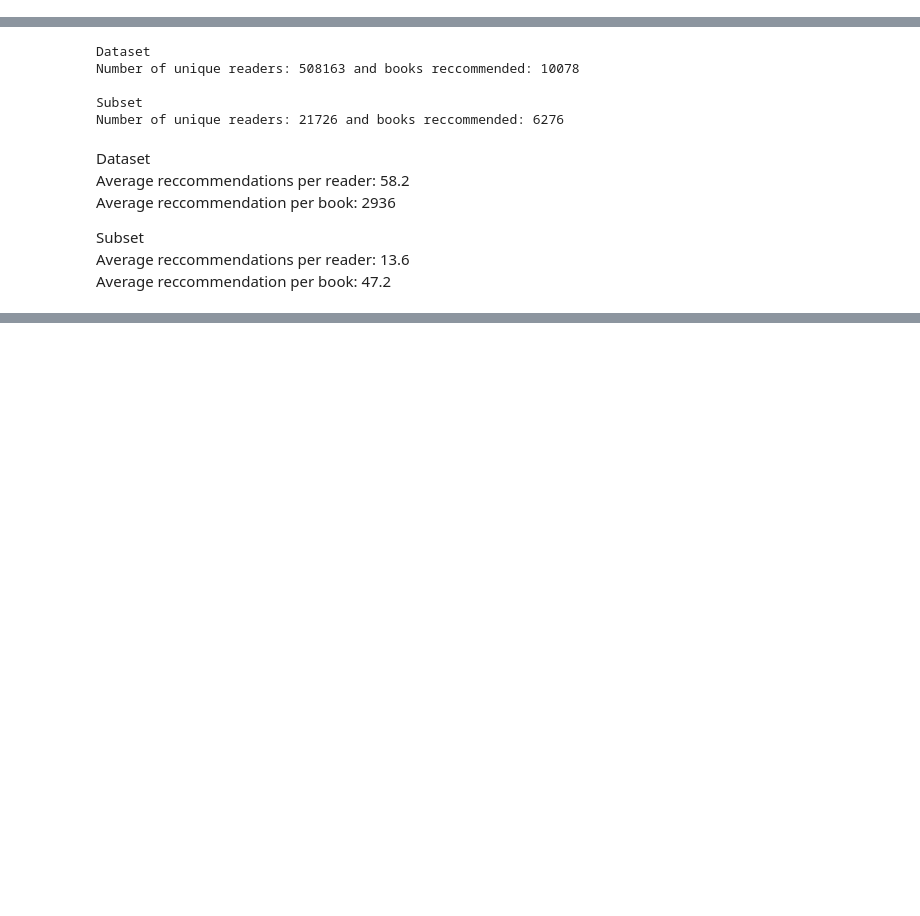
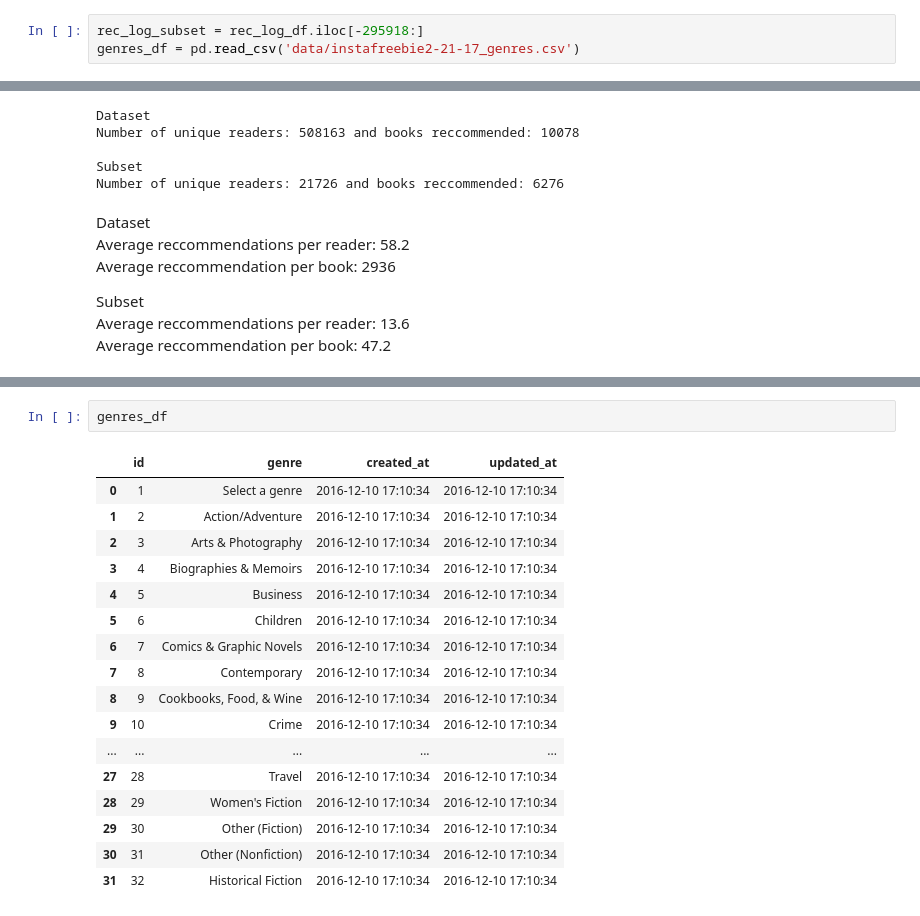
Before and after one commit to declausen/capstone_project, a Jupyter notebook: eda.ipynb, the cells around one changed output, grey strips where cells are left out. Drawn from its saved outputs; the diff is of its cells as text; blank space fills up the shorter version.

```diff
--- a/eda.ipynb
+++ b/eda.ipynb
@@ -11,2 +12,5 @@ df01 = df.iloc[-295918:]
+# %%
+rec_log_subset = rec_log_df.iloc[-295918:]
+genres_df = pd.read_csv('data/instafreebie2-21-17_genres.csv')
 # %% [markdown]
 EDA
@@ -147,0 +274,20 @@ df01.claimed.value_counts().plot(kind='bar');
+# %%
+genres_df
+# %% [output]
+|  | id | genre | created_at | updated_at |
+| 0 | 1 | Select a genre | 2016-12-10 17:10:34 | 2016-12-10 17:10:34 |
+| 1 | 2 | Action/Adventure | 2016-12-10 17:10:34 | 2016-12-10 17:10:34 |
+| 2 | 3 | Arts & Photography | 2016-12-10 17:10:34 | 2016-12-10 17:10:34 |
+| 3 | 4 | Biographies & Memoirs | 2016-12-10 17:10:34 | 2016-12-10 17:10:34 |
+| 4 | 5 | Business | 2016-12-10 17:10:34 | 2016-12-10 17:10:34 |
+| 5 | 6 | Children | 2016-12-10 17:10:34 | 2016-12-10 17:10:34 |
+| 6 | 7 | Comics & Graphic Novels | 2016-12-10 17:10:34 | 2016-12-10 17:10:34 |
+| 7 | 8 | Contemporary | 2016-12-10 17:10:34 | 2016-12-10 17:10:34 |
+| 8 | 9 | Cookbooks, Food, & Wine | 2016-12-10 17:10:34 | 2016-12-10 17:10:34 |
+| 9 | 10 | Crime | 2016-12-10 17:10:34 | 2016-12-10 17:10:34 |
+| ... | ... | ... | ... | ... |
+| 27 | 28 | Travel | 2016-12-10 17:10:34 | 2016-12-10 17:10:34 |
+| 28 | 29 | Women's Fiction | 2016-12-10 17:10:34 | 2016-12-10 17:10:34 |
+| 29 | 30 | Other (Fiction) | 2016-12-10 17:10:34 | 2016-12-10 17:10:34 |
+| 30 | 31 | Other (Nonfiction) | 2016-12-10 17:10:34 | 2016-12-10 17:10:34 |
+| 31 | 32 | Historical Fiction | 2016-12-10 17:10:34 | 2016-12-10 17:10:34 |
```
Also changed, not shown: parts of 37 cells of this notebook, 15 other files.
